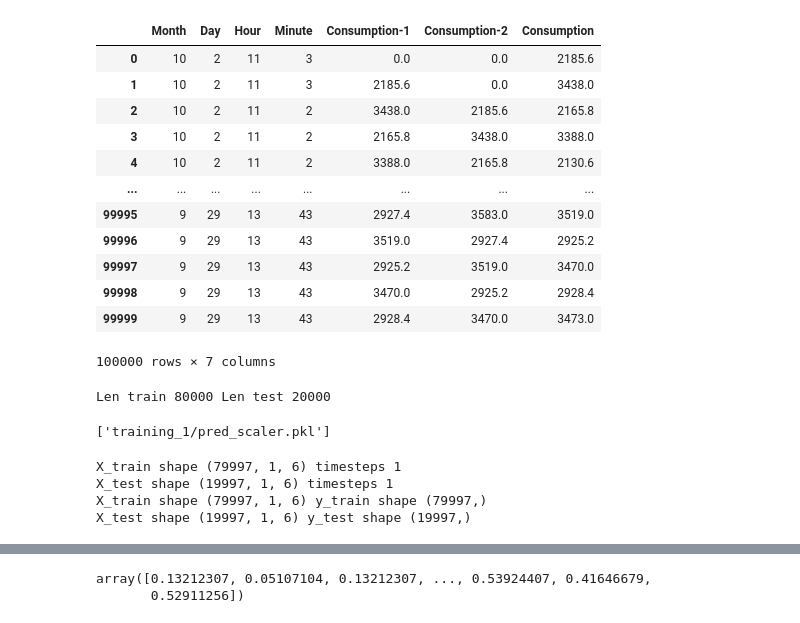
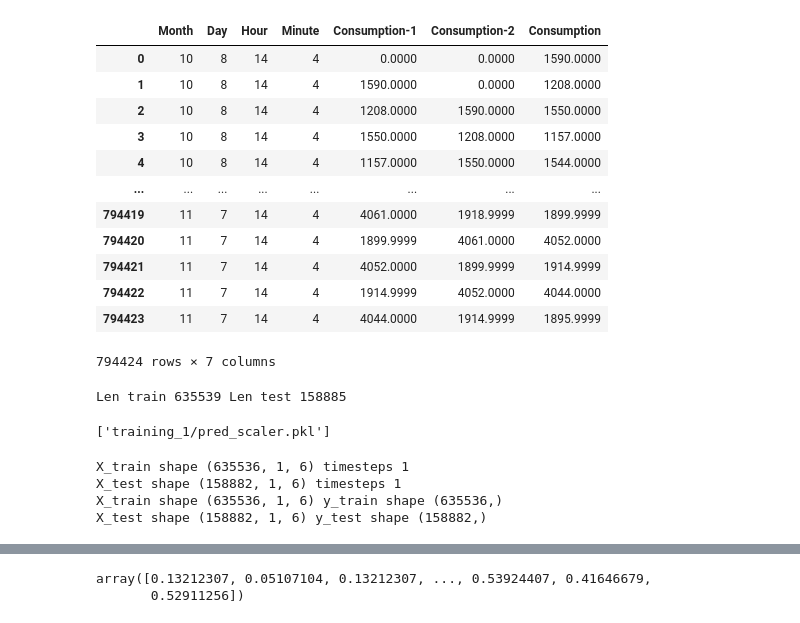
Before and after one commit to rafaeldpsilva/iot-building-monitoring, a Jupyter notebook: model.ipynb, the cells around one changed output, grey strips where cells are left out. Saved outputs shown, nothing was run; the diff lists cells and outputs as text; code cells hidden in the pictures.

```diff
--- a/model.ipynb
+++ b/model.ipynb
@@ -2,9 +2,9 @@
 import pandas as pd
 from database.BuildingRepository import BuildingRepository
 from pandas.api.types import is_numeric_dtype
-
+from datetime import datetime, timedelta
 building_repo = BuildingRepository()
-df = pd.DataFrame(building_repo.get_totalpower_col())
+df = pd.DataFrame(building_repo.get_power_historic(datetime.now()-timedelta(days=30)))
 df = df.drop("_id", axis=1)
 print(df)
 df['datetime'] = pd.to_datetime(df['datetime'])
@@ -48,16 +48,16 @@ df
 |  | Month | Day | Hour | Minute | Consumption-1 | Consumption-2 | Consumption |
-| 0 | 10 | 2 | 11 | 3 | 0.0 | 0.0 | 2185.6 |
-| 1 | 10 | 2 | 11 | 3 | 2185.6 | 0.0 | 3438.0 |
-| 2 | 10 | 2 | 11 | 2 | 3438.0 | 2185.6 | 2165.8 |
-| 3 | 10 | 2 | 11 | 2 | 2165.8 | 3438.0 | 3388.0 |
-| 4 | 10 | 2 | 11 | 2 | 3388.0 | 2165.8 | 2130.6 |
+| 0 | 10 | 8 | 14 | 4 | 0.0000 | 0.0000 | 1590.0000 |
+| 1 | 10 | 8 | 14 | 4 | 1590.0000 | 0.0000 | 1208.0000 |
+| 2 | 10 | 8 | 14 | 4 | 1208.0000 | 1590.0000 | 1550.0000 |
+| 3 | 10 | 8 | 14 | 4 | 1550.0000 | 1208.0000 | 1157.0000 |
+| 4 | 10 | 8 | 14 | 4 | 1157.0000 | 1550.0000 | 1544.0000 |
 | ... | ... | ... | ... | ... | ... | ... | ... |
-| 99995 | 9 | 29 | 13 | 43 | 2927.4 | 3583.0 | 3519.0 |
-| 99996 | 9 | 29 | 13 | 43 | 3519.0 | 2927.4 | 2925.2 |
-| 99997 | 9 | 29 | 13 | 43 | 2925.2 | 3519.0 | 3470.0 |
-| 99998 | 9 | 29 | 13 | 43 | 3470.0 | 2925.2 | 2928.4 |
-| 99999 | 9 | 29 | 13 | 43 | 2928.4 | 3470.0 | 3473.0 |
+| 794419 | 11 | 7 | 14 | 4 | 4061.0000 | 1918.9999 | 1899.9999 |
+| 794420 | 11 | 7 | 14 | 4 | 1899.9999 | 4061.0000 | 4052.0000 |
+| 794421 | 11 | 7 | 14 | 4 | 4052.0000 | 1899.9999 | 1914.9999 |
+| 794422 | 11 | 7 | 14 | 4 | 1914.9999 | 4052.0000 | 4044.0000 |
+| 794423 | 11 | 7 | 14 | 4 | 4044.0000 | 1914.9999 | 1895.9999 |
-100000 rows × 7 columns
+794424 rows × 7 columns
 # %%
 from sklearn.preprocessing import MinMaxScaler
 import numpy as np
@@ -74,7 +74,7 @@ test_size = len(df_scaled) - train_size
 train, test = df_scaled[0:train_size, :], df_scaled[train_size:len(df_scaled), :]
 print("Len train", len(train), "Len test", len(test))
 # %% [output]
-Len train 80000 Len test 20000
+Len train 635539 Len test 158885
 # %%
 import joblib
 
@@ -109,10 +109,10 @@ X_test = np.reshape(X_test, (X_test.shape[0], timesteps, X_test.shape[2]))
 print("X_train shape", X_train.shape, "y_train shape", y_train.shape)
 print("X_test shape", X_test.shape, "y_test shape", y_test.shape)
 # %% [output]
-X_train shape (79997, 1, 6) timesteps 1
-X_test shape (19997, 1, 6) timesteps 1
-X_train shape (79997, 1, 6) y_train shape (79997,)
-X_test shape (19997, 1, 6) y_test shape (19997,)
+X_train shape (635536, 1, 6) timesteps 1
+X_test shape (158882, 1, 6) timesteps 1
+X_train shape (635536, 1, 6) y_train shape (635536,)
+X_test shape (158882, 1, 6) y_test shape (158882,)
 # %%
 from keras.models import Sequential
 from keras.layers import LSTM, Dense
```
Also changed, not shown: parts of 3 cells of this notebook, 1 other file.
